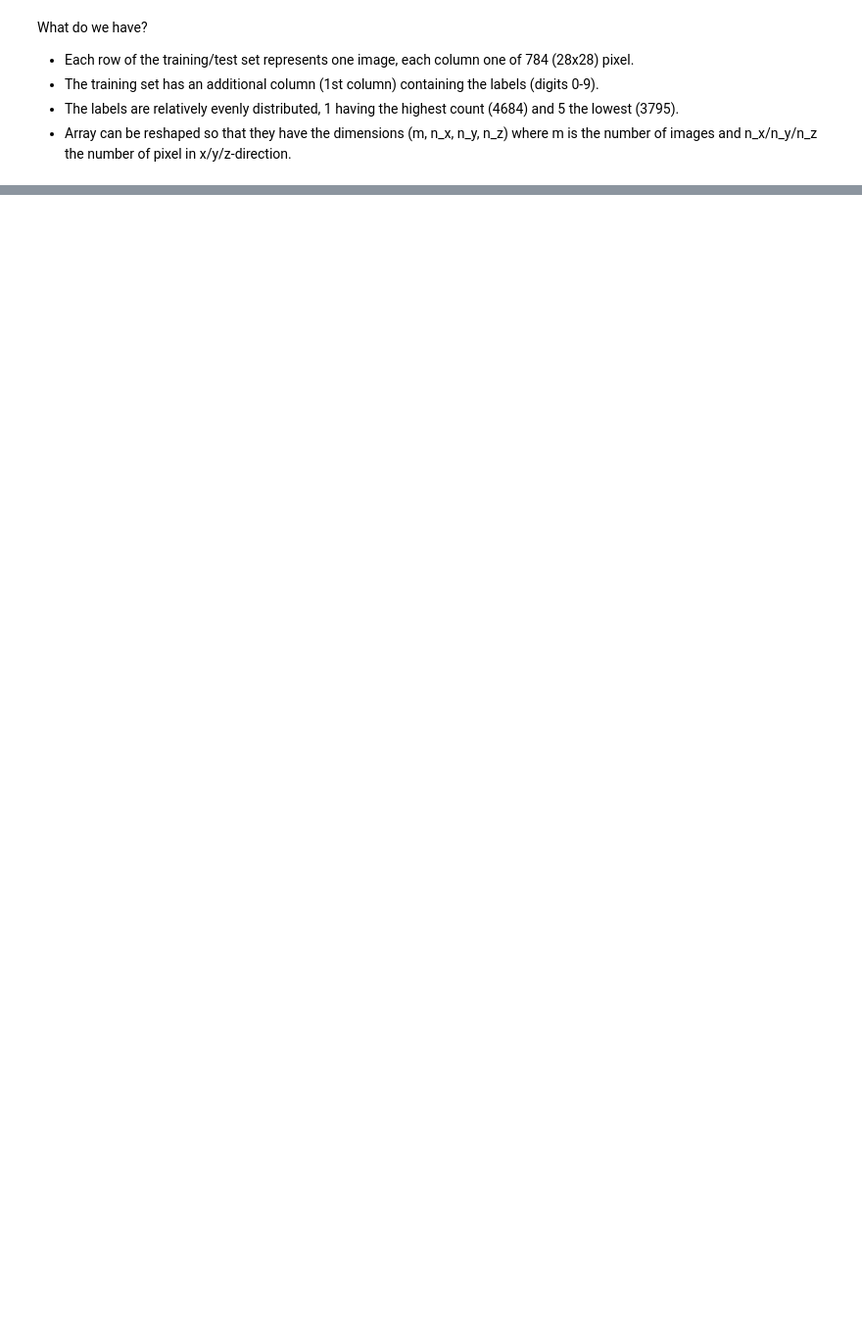
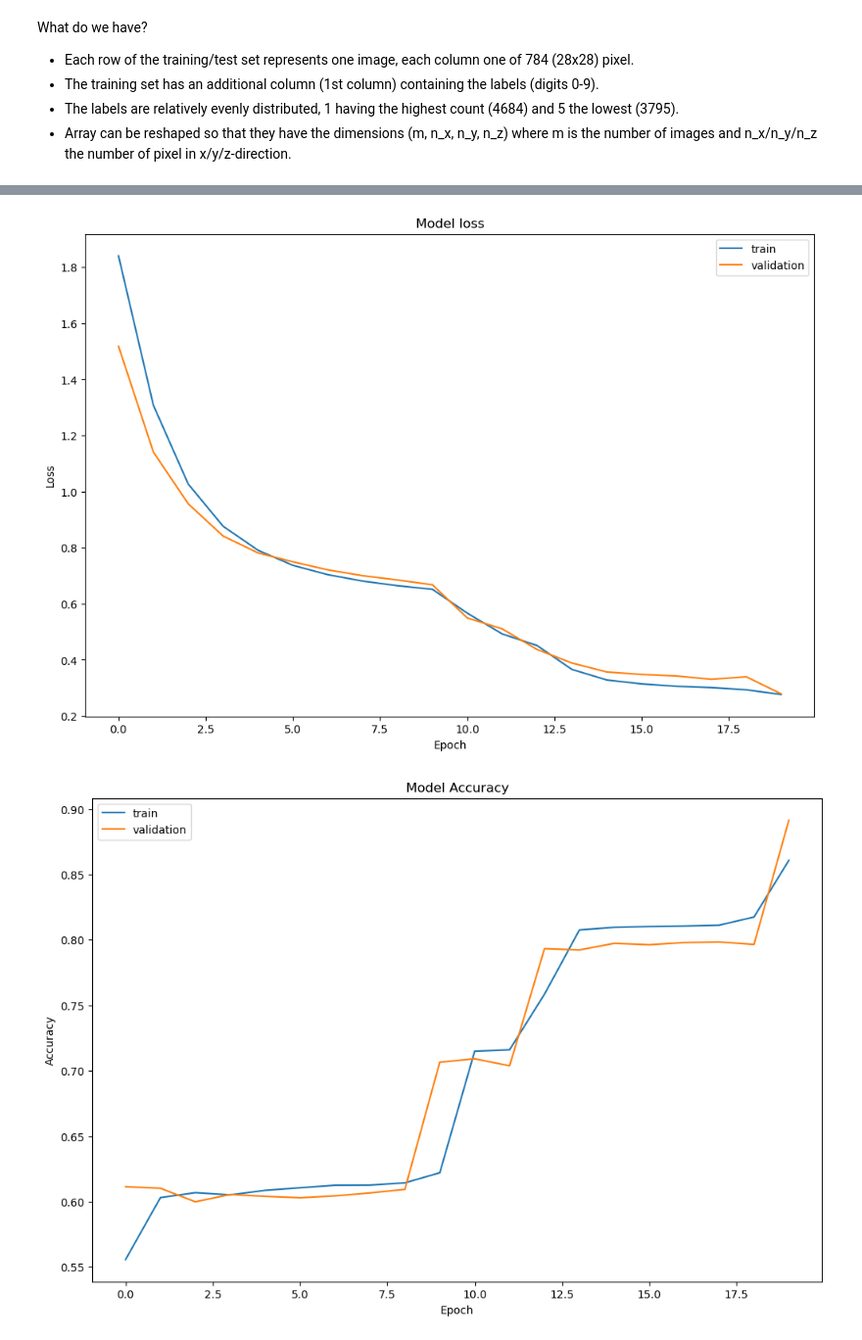
Before and after one commit to JulGras/Digit_recognizer, a Jupyter notebook: Digit_recognizer.ipynb, the cells around one changed output, grey strips where cells are left out. Shown: that part at 98% size. Cells and saved outputs as stored; diff of their text form; code cells hidden in the pictures; blank space fills up the shorter version.

Commit message:
first modelling

```diff
--- a/Digit_recognizer.ipynb
+++ b/Digit_recognizer.ipynb
@@ -85,0 +148,9 @@ The label of this image is:  0
+# %%
+# instantiate model
+model = Model((28,28,1))
+
+# compile and print summary
+model.compile(optimizer='adam',
+                  loss='categorical_crossentropy',
+                  metrics=['accuracy'])
+model.summary()
@@ -85,0 +175,4 @@ The label of this image is:  0
+# %%
+train_dataset = tf.data.Dataset.from_tensor_slices((X_train, Y_train)).batch(64)
+test_dataset = tf.data.Dataset.from_tensor_slices((X_dev, Y_dev)).batch(64)
+history = model.fit(train_dataset, epochs=20, validation_data=test_dataset)
@@ -85,0 +197,11 @@ The label of this image is:  0
+# %%
+# The history.history["loss"] entry is a dictionary with as many values as epochs that the
+# model was trained on.
+df_loss_acc = pd.DataFrame(history.history)
+df_loss= df_loss_acc[['loss','val_loss']]
+df_loss.rename(columns={'loss':'train','val_loss':'validation'},inplace=True)
+df_acc= df_loss_acc[['accuracy','val_accuracy']]
+df_acc.rename(columns={'accuracy':'train','val_accuracy':'validation'},inplace=True)
+df_loss.plot(title='Model loss',figsize=(12,8)).set(xlabel='Epoch',ylabel='Loss')
+df_acc.plot(title='Model Accuracy',figsize=(12,8)).set(xlabel='Epoch',ylabel='Accuracy')
+# %% [output]
@@ -85,0 +217,2 @@ The label of this image is:  0
+[figure, added]
+[figure, added]
```
Also changed, not shown: parts of 11 cells of this notebook.
